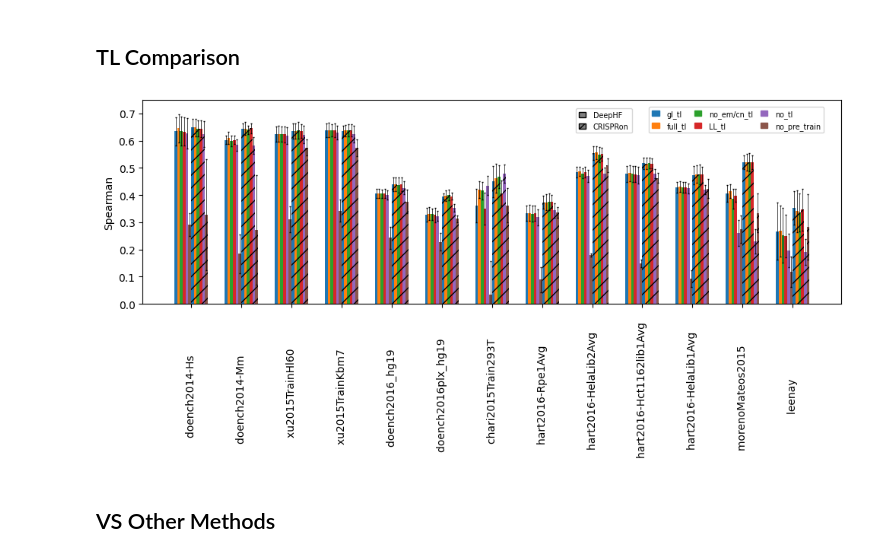
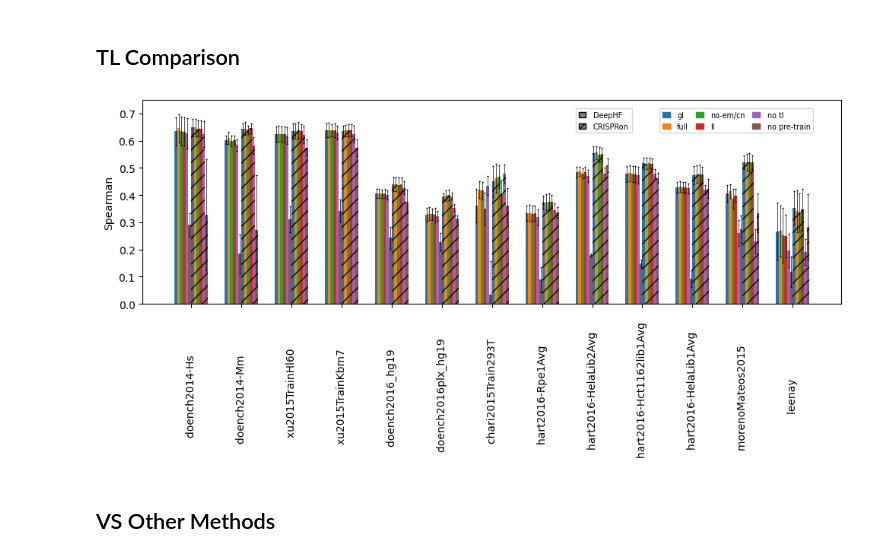
Before and after one commit to OrensteinLab/DeepCRISTL, a Jupyter notebook: new_version/graphs.ipynb, the cells around one changed output. Cells and saved outputs as stored; diff of their text form; code cells hidden in the pictures.

```diff
--- a/new_version/graphs.ipynb
+++ b/new_version/graphs.ipynb
@@ -10,7 +10,7 @@ from matplotlib.legend_handler import HandlerPatch
 # Adjusted sample data to match the new order
 data = {
     'WT': [(0.866129327, 0.002073498), (0.871410252, 0.001224376), (0.873438202, None), (0.880479122, None)],
-    'ESP': [(0.863328868, 0.001447701), (0.867588501, 0.001287511), (0.870692818, None), (0.877605318, None)],
+    'Esp': [(0.863328868, 0.001447701), (0.867588501, 0.001287511), (0.870692818, None), (0.877605318, None)],
     'HF': [(0.859150978, 0.004511548), (0.865328354, 0.001006483), (0.867265678, None), (0.875705564, None)],
 }
 
@@ -181,46 +181,46 @@ plt.xticks(index-bar_width*3.5 + total_width / 2, datasets, rotation=90)
 
 
 legend_1_elements = [
-    mpatches.Patch(color=hex_colors[0], label='gl_tl'),
-    mpatches.Patch(color=hex_colors[1], label='full_tl'),
-    mpatches.Patch(color=hex_colors[2], label='no_em/cn_tl'),
-    mpatches.Patch(color=hex_colors[3], label='LL_tl'),
-    mpatches.Patch(color=hex_colors[4], label='no_tl'),
-    mpatches.Patch(color=hex_colors[5], label='no_pre_train'),]
+    mpatches.Patch(color=hex_colors[0], label='gl'),
+    mpatches.Patch(color=hex_colors[1], label='full'),
+    mpatches.Patch(color=hex_colors[2], label='no-em/cn'),
+    mpatches.Patch(color=hex_colors[3], label='ll'),
+    mpatches.Patch(color=hex_colors[4], label='no tl'),
+    mpatches.Patch(color=hex_colors[5], label='no pre-train'),]
 
 
 legend_2_elements = [
     mpatches.Patch(facecolor='grey', edgecolor='k', label='DeepHF'),
     mpatches.Patch(facecolor='grey', edgecolor='k', hatch='//', label='CRISPRon')]
 
 legend1 = plt.legend(handles=legend_1_elements, loc='lower center', bbox_to_anchor=(0.85, 0.82), ncol=3,
             fontsize='x-small', handlelength=1, handletextpad=1, columnspacing=1)
 
 plt.gca().add_artist(legend1)
 
 plt.legend(handles=legend_2_elements, loc='lower center', bbox_to_anchor=(0.66, 0.82), ncol=1,
             fontsize='x-small', handlelength=1, handletextpad=1, columnspacing=1)
 
 
 
 # make figure bigger
 plt.gcf().set_size_inches(10, 5)
 
 # set y axis limits
 plt.ylim(0.0, 0.75)
 # make figure bigger
 
 # Adjust layout
 plt.tight_layout()
 
 
 # save the plot
 plt.savefig('part1.svg', dpi=400)
 
 # Show the plot
 plt.show()
 # %% [output]
-[figure, old version]
+[figure, new version]
 # %% [markdown]
 ## VS Other Methods
 # %%
```
Also changed, not shown: 5 other files.
